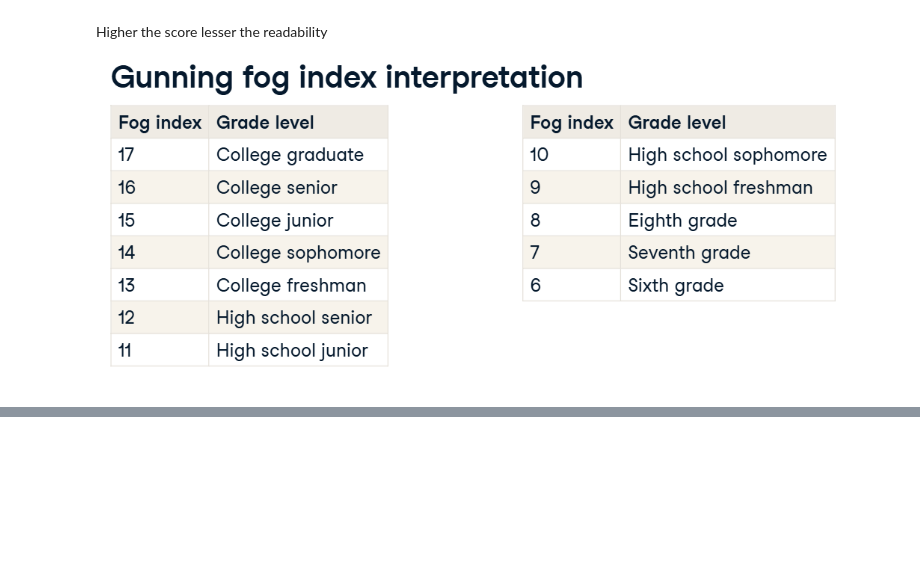
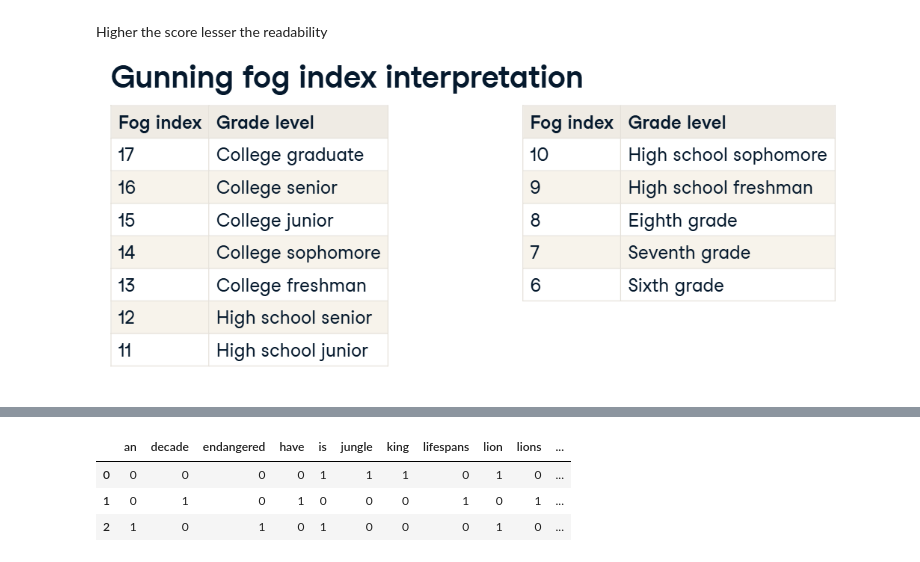
Before and after one commit to IshanMK/Feature-Engineering-for-NLP-in-Python, a Jupyter notebook: Feature Engineering.ipynb, the cells around one changed output, grey strips where cells are left out. Drawn from its saved outputs; the diff is of its cells as text; code cells hidden in the pictures; blank space fills up the shorter version.

```diff
--- a/Feature Engineering.ipynb
+++ b/Feature Engineering.ipynb
@@ -38,0 +206,16 @@ Higher the score lesser the readability
+# %%
+corpus = pd.Series([
+'The lion is the king of the jungle' ,
+'Lions have lifespans of a decade' ,
+'The lion is an endangered species'
+])
+
+# import the countvectorizer class
+from sklearn.feature_extraction.text import CountVectorizer
+
+# create the countvectorize object
+vectorizer = CountVectorizer()
+
+# generate the matrix of word vectors
+bow_matrix = vectorizer.fit_transform(corpus)
+print(bow_matrix.A)
@@ -38,0 +263,7 @@ Higher the score lesser the readability
+# %%
+pd.DataFrame(bow_matrix.toarray() , columns=vectorizer.get_feature_names_out())
+# %% [output]
+|  | an | decade | endangered | have | is | jungle | king | lifespans | lion | lions | ... |
+| 0 | 0 | 0 | 0 | 0 | 1 | 1 | 1 | 0 | 1 | 0 | ... |
+| 1 | 0 | 1 | 0 | 1 | 0 | 0 | 0 | 1 | 0 | 1 | ... |
+| 2 | 1 | 0 | 1 | 0 | 1 | 0 | 0 | 0 | 1 | 0 | ... |
```
Also changed, not shown: parts of 78 cells of this notebook.
